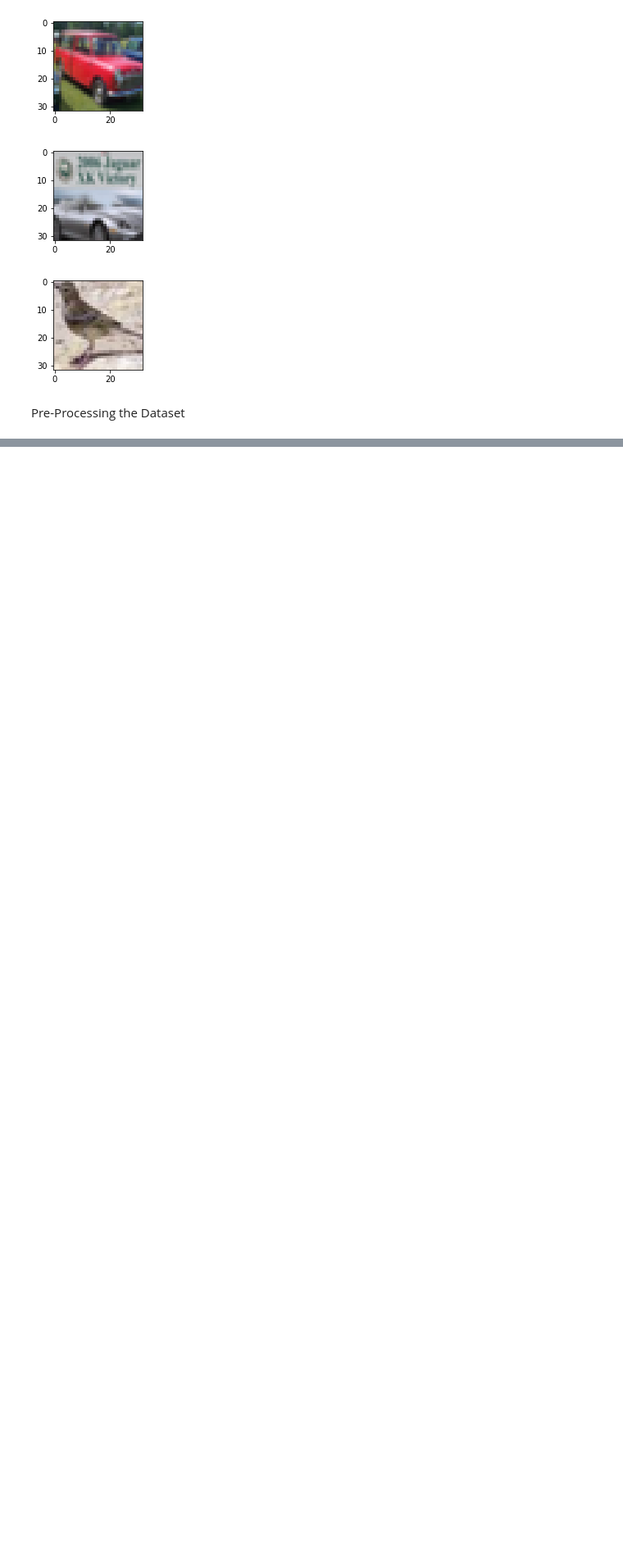
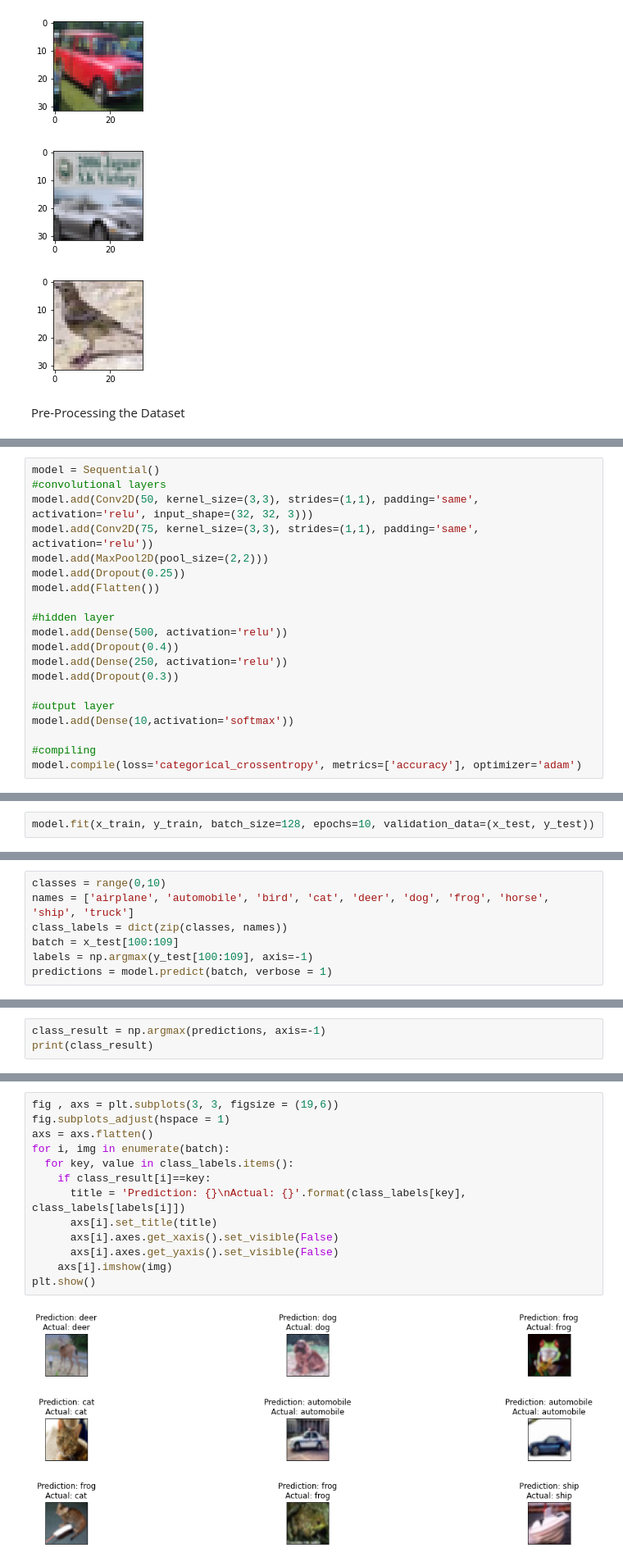
Before and after one commit to snehasaran09/Object-Recognition-, a Jupyter notebook: Project2_Object_Recognition.ipynb, the cells around one changed output, grey strips where cells are left out. Shown: that part at 82% size. Drawn from its saved outputs; the diff is of its cells as text; blank space fills up the shorter version.

```diff
--- a/Project2_Object_Recognition.ipynb
+++ b/Project2_Object_Recognition.ipynb
@@ -53,0 +89,20 @@ Pre-Processing the Dataset
+# %%
+model = Sequential()
+#convolutional layers
+model.add(Conv2D(50, kernel_size=(3,3), strides=(1,1), padding='same', activation='relu', input_shape=(32, 32, 3)))
+model.add(Conv2D(75, kernel_size=(3,3), strides=(1,1), padding='same', activation='relu'))
+model.add(MaxPool2D(pool_size=(2,2)))
+model.add(Dropout(0.25))
+model.add(Flatten())
+
+#hidden layer
+model.add(Dense(500, activation='relu'))
+model.add(Dropout(0.4))
+model.add(Dense(250, activation='relu'))
+model.add(Dropout(0.3))
+
+#output layer
+model.add(Dense(10,activation='softmax'))
+
+#compiling
+model.compile(loss='categorical_crossentropy', metrics=['accuracy'], optimizer='adam')
@@ -53,0 +111,2 @@ Pre-Processing the Dataset
+# %%
+model.fit(x_train, y_train, batch_size=128, epochs=10, validation_data=(x_test, y_test))
@@ -53,0 +137,7 @@ Pre-Processing the Dataset
+# %%
+classes = range(0,10)
+names = ['airplane', 'automobile', 'bird', 'cat', 'deer', 'dog', 'frog', 'horse', 'ship', 'truck']
+class_labels = dict(zip(classes, names))
+batch = x_test[100:109]
+labels = np.argmax(y_test[100:109], axis=-1)
+predictions = model.predict(batch, verbose = 1)
@@ -53,0 +179,3 @@ Pre-Processing the Dataset
+# %%
+class_result = np.argmax(predictions, axis=-1)
+print(class_result)
@@ -53,0 +186,15 @@ Pre-Processing the Dataset
+# %%
+fig , axs = plt.subplots(3, 3, figsize = (19,6))
+fig.subplots_adjust(hspace = 1)
+axs = axs.flatten()
+for i, img in enumerate(batch):
+  for key, value in class_labels.items():
+    if class_result[i]==key:
+      title = 'Prediction: {}\nActual: {}'.format(class_labels[key], class_labels[labels[i]])
+      axs[i].set_title(title)
+      axs[i].axes.get_xaxis().set_visible(False)
+      axs[i].axes.get_yaxis().set_visible(False)
+    axs[i].imshow(img)
+plt.show()
+# %% [output]
+[figure, added]
```
Also changed, not shown: parts of 13 cells of this notebook.
